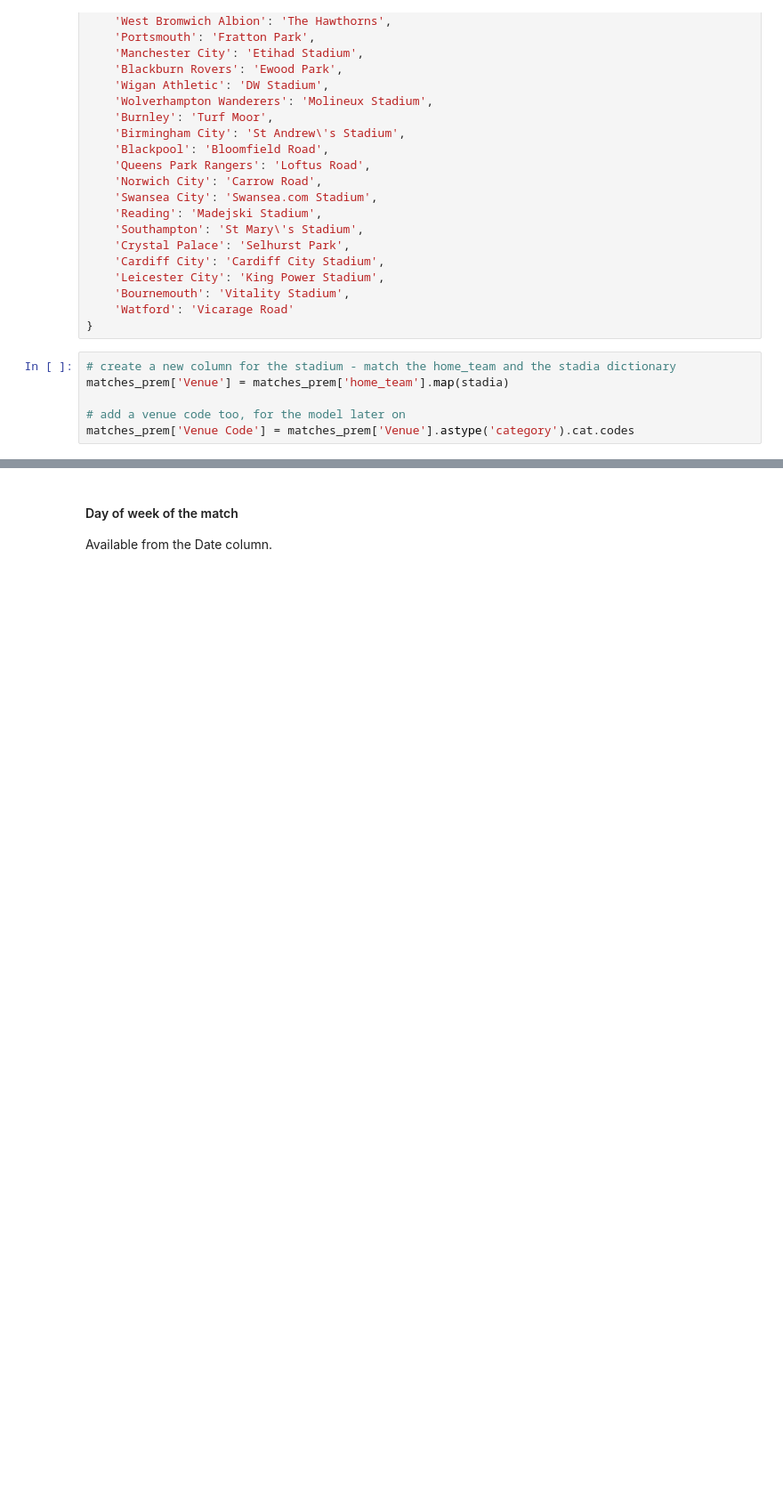
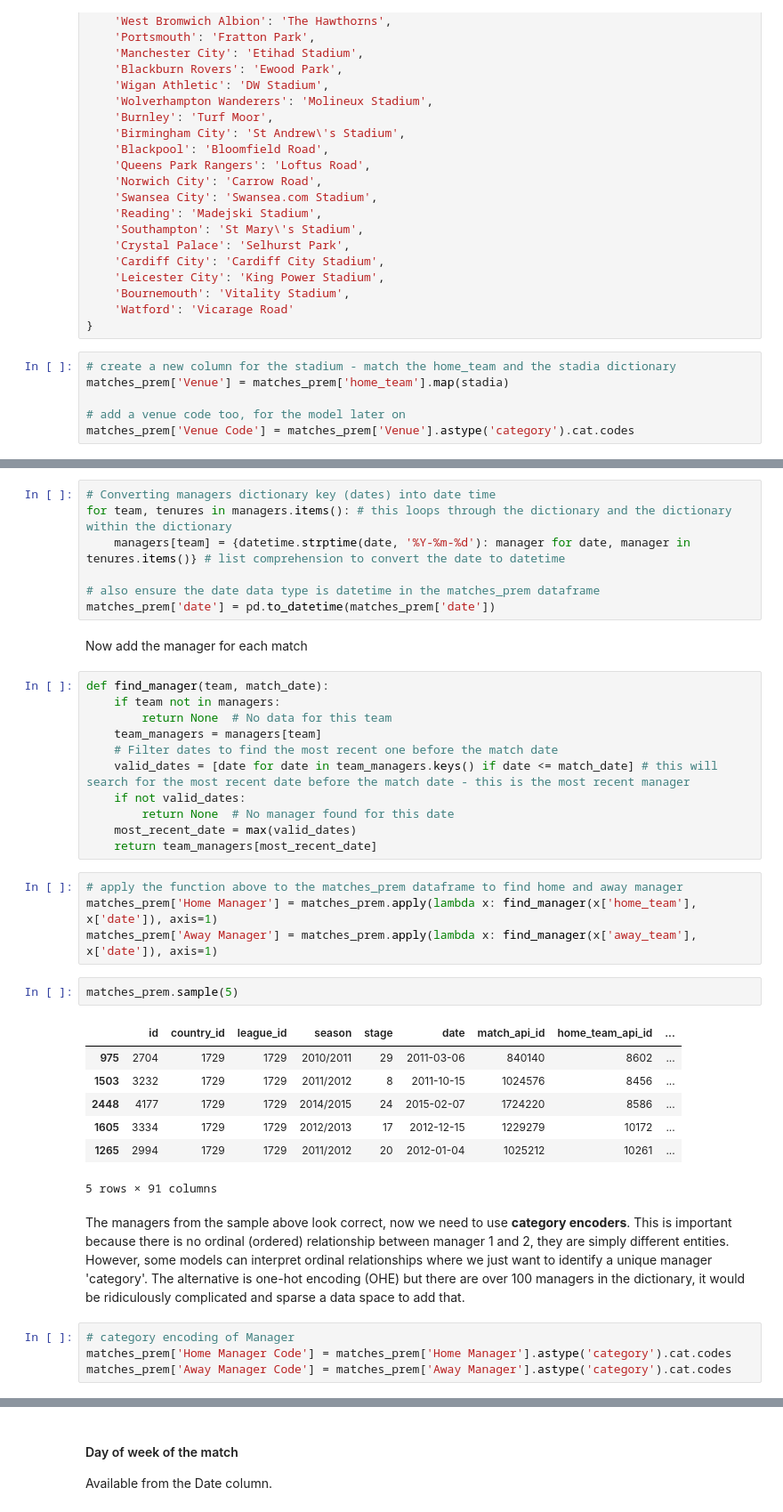
Before and after one commit to tjjdoherty/football-project-mvp, a Jupyter notebook: intro_clean_eda.ipynb, the cells around one changed output, grey strips where cells are left out. Shown at 89% size. Saved outputs shown, nothing was run; the diff lists cells and outputs as text; blank space fills up the shorter version.

Commit message:
manager and venue category encoding
pushing towards RF model

```diff
--- a/intro_clean_eda.ipynb
+++ b/intro_clean_eda.ipynb
@@ -408,0 +560,40 @@ managers = {
+# %%
+# Converting managers dictionary key (dates) into date time
+for team, tenures in managers.items(): # this loops through the dictionary and the dictionary within the dictionary
+    managers[team] = {datetime.strptime(date, '%Y-%m-%d'): manager for date, manager in tenures.items()} # list comprehension to convert the date to datetime
+
+# also ensure the date data type is datetime in the matches_prem dataframe
+matches_prem['date'] = pd.to_datetime(matches_prem['date'])
+# %% [markdown]
+Now add the manager for each match
+# %%
+def find_manager(team, match_date):
+    if team not in managers:
+        return None  # No data for this team
+    team_managers = managers[team]
+    # Filter dates to find the most recent one before the match date
+    valid_dates = [date for date in team_managers.keys() if date <= match_date] # this will search for the most recent date before the match date - this is the most recent manager
+    if not valid_dates:
+        return None  # No manager found for this date
+    most_recent_date = max(valid_dates)
+    return team_managers[most_recent_date]
+# %%
+# apply the function above to the matches_prem dataframe to find home and away manager
+matches_prem['Home Manager'] = matches_prem.apply(lambda x: find_manager(x['home_team'], x['date']), axis=1)
+matches_prem['Away Manager'] = matches_prem.apply(lambda x: find_manager(x['away_team'], x['date']), axis=1)
+# %%
+matches_prem.sample(5)
+# %% [output]
+|  | id | country_id | league_id | season | stage | date | match_api_id | home_team_api_id | ... |
+| 975 | 2704 | 1729 | 1729 | 2010/2011 | 29 | 2011-03-06 | 840140 | 8602 | ... |
+| 1503 | 3232 | 1729 | 1729 | 2011/2012 | 8 | 2011-10-15 | 1024576 | 8456 | ... |
+| 2448 | 4177 | 1729 | 1729 | 2014/2015 | 24 | 2015-02-07 | 1724220 | 8586 | ... |
+| 1605 | 3334 | 1729 | 1729 | 2012/2013 | 17 | 2012-12-15 | 1229279 | 10172 | ... |
+| 1265 | 2994 | 1729 | 1729 | 2011/2012 | 20 | 2012-01-04 | 1025212 | 10261 | ... |
+5 rows × 91 columns
+# %% [markdown]
+The managers from the sample above look correct, now we need to use **category encoders**. This is important because there is no ordinal (ordered) relationship between manager 1 and 2, they are simply different entities. However, some models can interpret ordinal relationships where we just want to identify a unique manager 'category'. The alternative is one-hot encoding (OHE) but there are over 100 managers in the dictionary, it would be ridiculously complicated and sparse a data space to add that.
+# %%
+# category encoding of Manager
+matches_prem['Home Manager Code'] = matches_prem['Home Manager'].astype('category').cat.codes
+matches_prem['Away Manager Code'] = matches_prem['Away Manager'].astype('category').cat.codes
```
Also changed, not shown: parts of 14 cells of this notebook.
